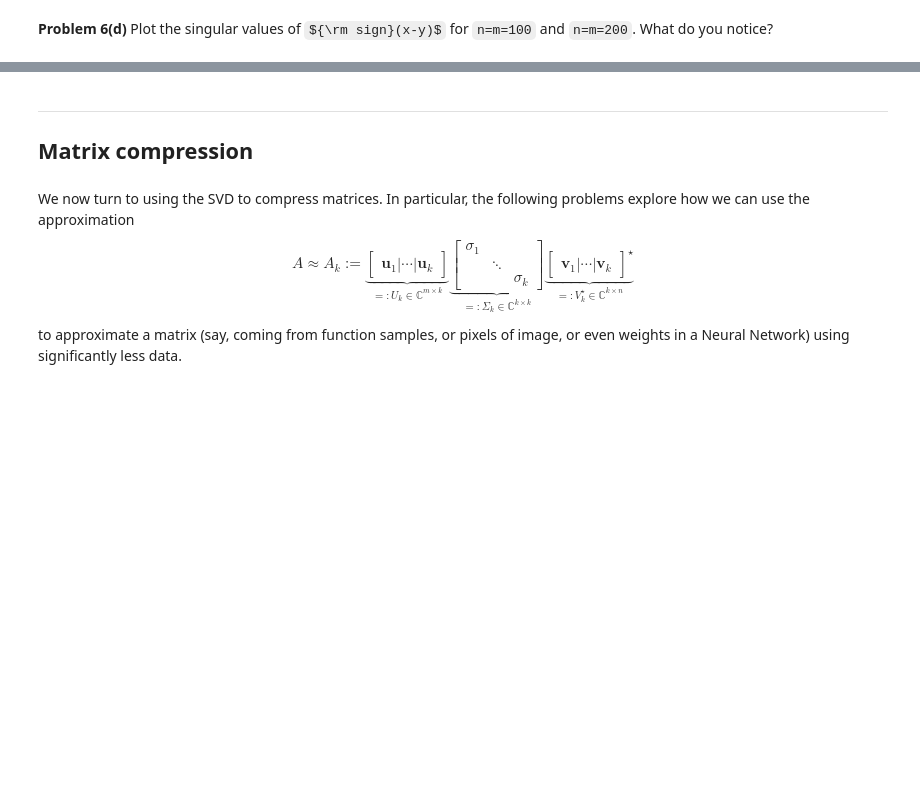
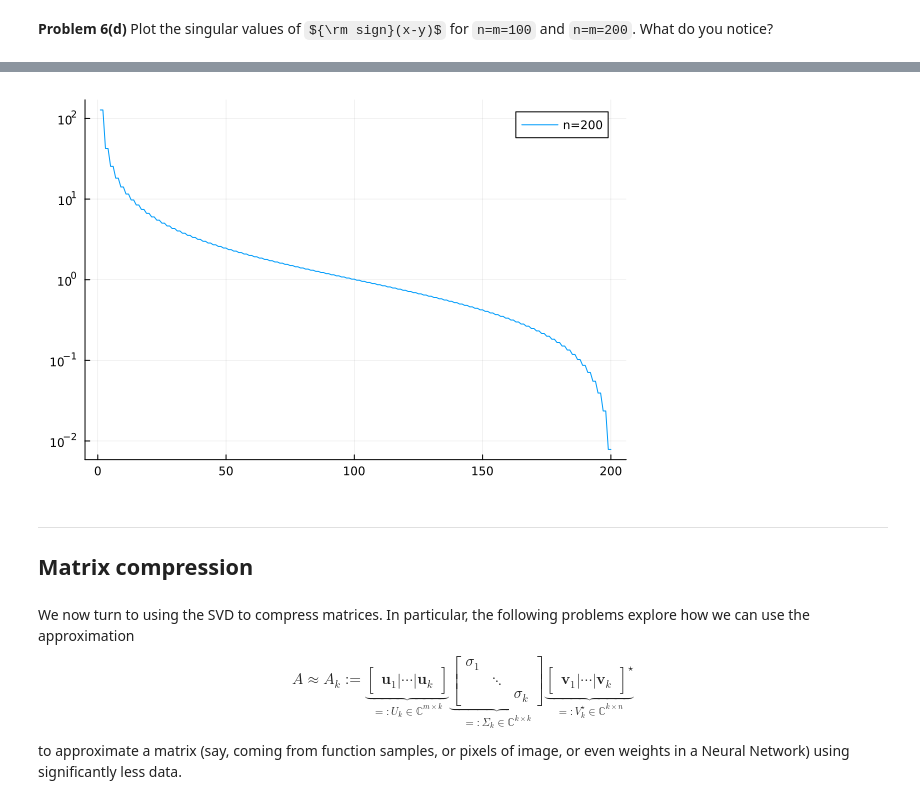
Before and after one commit to lovelife383/MATH50003NumericalAnalysis, a Jupyter notebook: labs/lab7.ipynb, the cells around one changed output, grey strips where cells are left out. Cells and saved outputs as stored; diff of their text form; code cells hidden in the pictures; some formulas as TeX source; blank space fills up the shorter version.

```diff
--- a/labs/lab7.ipynb
+++ b/labs/lab7.ipynb
@@ -400,3 +431,7 @@ and `n=m=200`.  What do you notice?
+# %%
+plot(1:200,svdvals(S200); yscale=:log10, label="n=200")
+# %% [output]
+[figure, added]
 # %% [markdown]
 -----
 ## Matrix compression
```
Also changed, not shown: parts of 5 cells of this notebook.
